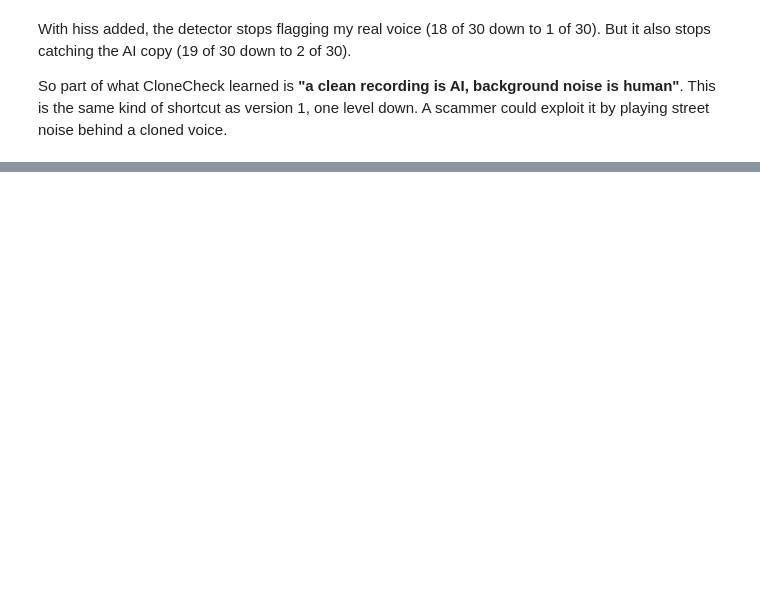
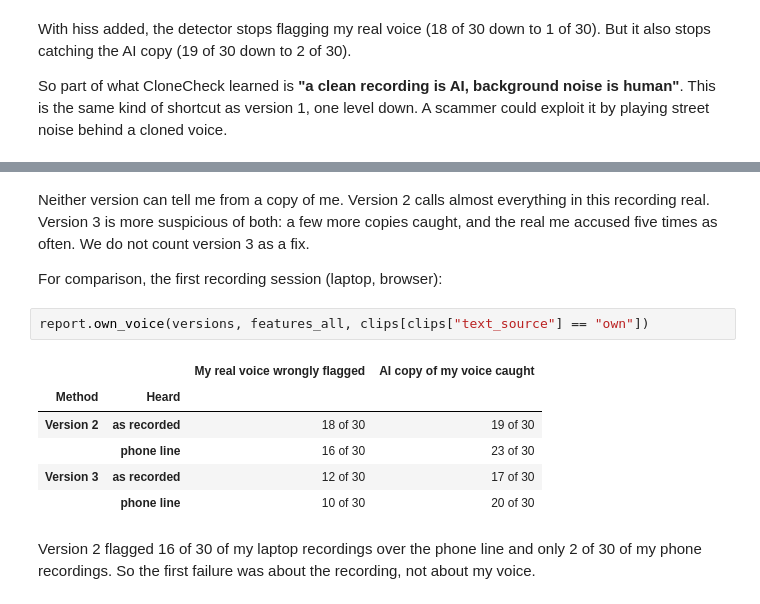
Before and after one commit to ImGosha/clonecheck, a Jupyter notebook: CloneCheck.ipynb, the cells around one changed output, grey strips where cells are left out. Cells and saved outputs as stored; diff of their text form; blank space fills up the shorter version.

```diff
--- a/CloneCheck.ipynb
+++ b/CloneCheck.ipynb
@@ -296 +339,16 @@ So part of what CloneCheck learned is **"a clean recording is AI, background noi
+# %% [markdown]
+Neither version can tell me from a copy of me. Version 2 calls almost everything in this recording real. Version 3 is more suspicious of both: a few more copies caught, and the real me accused five times as often. We do not count version 3 as a fix.
+
+For comparison, the first recording session (laptop, browser):
+# %%
+report.own_voice(versions, features_all, clips[clips["text_source"] == "own"])
+# %% [output]
+|  |  | My real voice wrongly flagged | AI copy of my voice caught |
+| Method | Heard |  |  |
+| Version 2 | as recorded | 18 of 30 | 19 of 30 |
+|  | phone line | 16 of 30 | 23 of 30 |
+| Version 3 | as recorded | 12 of 30 | 17 of 30 |
+|  | phone line | 10 of 30 | 20 of 30 |
+# %% [markdown]
+Version 2 flagged 16 of 30 of my laptop recordings over the phone line and only 2 of 30 of my phone recordings. So the first failure was about the recording, not about my voice.
 # %% [markdown]
```
Also changed, not shown: parts of 11 cells of this notebook, 19 other files.
